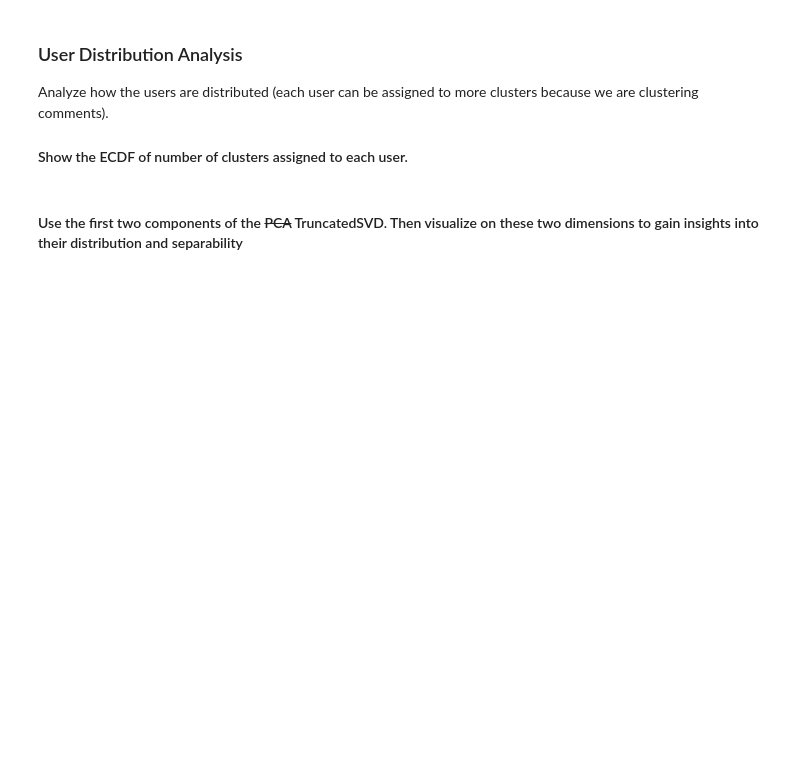
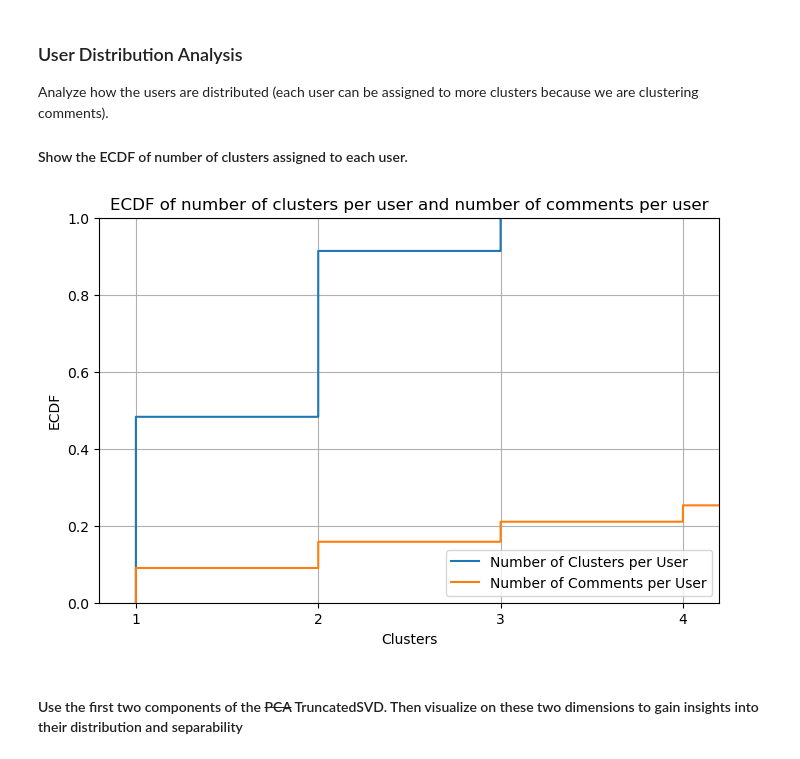
Before and after one commit to PettinatoGiacomo/ML4N-reddit, a Jupyter notebook: unsupervised-KMEANS.ipynb, the cells around one changed output. Saved outputs shown, nothing was run; the diff lists cells and outputs as text; code cells hidden in the pictures; blank space fills up the shorter version.

```diff
--- a/unsupervised-KMEANS.ipynb
+++ b/unsupervised-KMEANS.ipynb
@@ -23,18 +49,20 @@ from wordcloud import WordCloud
 # %%
 data = pd.read_csv(f"without_stopwords_150.csv")
 
-#we actually forgot to remove duplicates/empty rows after removing stopwords, so "we do it now" by creating a mask
-mask=[]
-for index, row in data.iterrows():
-    try:
-        if len(row['body'].strip()) == 0:
-            mask.append(False)
-        else:
-            mask.append(True)
-    except:#if NaN
-        mask.append(False)
-data = data[mask]
+#(fixed)
+    # # we actually forgot to remove duplicates/empty rows after removing stopwords, so "we do it now" by creating a mask
+    # mask=[]
+    # for index, row in data.iterrows():
+    #     try:
+    #         if len(row['body'].strip()) == 0:
+    #             mask.append(False)
+    #         else:
+    #             mask.append(True)
+    #     except:#if NaN
+    #         mask.append(False)
+    # data = data[mask]
 
 #read npy file (pre-processing was done in 'unsupervised-pre-processing.ipynb')
-X = np.load('X_reduced_150_lemmatizer_BoW.npy')
-X = X[mask]
+X = np.load('X_reduced_150_stemmer_BoW.npy')
+
+#X = X[mask]
@@ -116,33 +236,35 @@ are clustering comments).
 # %%
 user_clusters = data.groupby('author')['cluster'].nunique().reset_index()#grouping by author
 #user clusters is now a series with author and number of clusters
 user_clusters.columns = ['author', 'num_clusters']#turn it into a DF
 
 # Filter user_clusters to only those authors who have multiple comments
 # authors_with_multiple_comments = data.groupby('author')['body'].nunique()
 # authors_with_multiple_comments = authors_with_multiple_comments[authors_with_multiple_comments > 1].index
 # user_clusters = user_clusters[user_clusters['author'].isin(authors_with_multiple_comments)]
 
 user_comments = data.groupby('author')['body'].nunique().reset_index()
 user_comments.columns = ['author', 'num_comments']
 
 plt.figure(figsize=(8, 5))
 
 sns.ecdfplot(data=user_clusters, x='num_clusters')
 plt.ylabel('ECDF')
 plt.xlabel('Clusters')
 plt.title('ECDF of number of clusters per user and number of comments per user')
 
 #plot ECDF of number of comments per user
 sns.ecdfplot(data=user_comments, x='num_comments')
 plt.grid(True)
 x_min = 1
 x_max = user_clusters['num_clusters'].max()+1
 plt.xlim(0.8, x_max+0.2)
-plt.xticks(range(0, x_max))
+plt.xticks(range(1, x_max+1))
 plt.legend(['Number of Clusters per User', 'Number of Comments per User'])
 
 plt.show()
+# %% [output]
+[figure, added]
 # %% [markdown]
 #### Use the first two components of the ~~PCA~~ TruncatedSVD. Then visualize on these two dimensions to gain insights into their distribution and separability
 # %%
```
Also changed, not shown: parts of 11 cells of this notebook, 3 other files.
